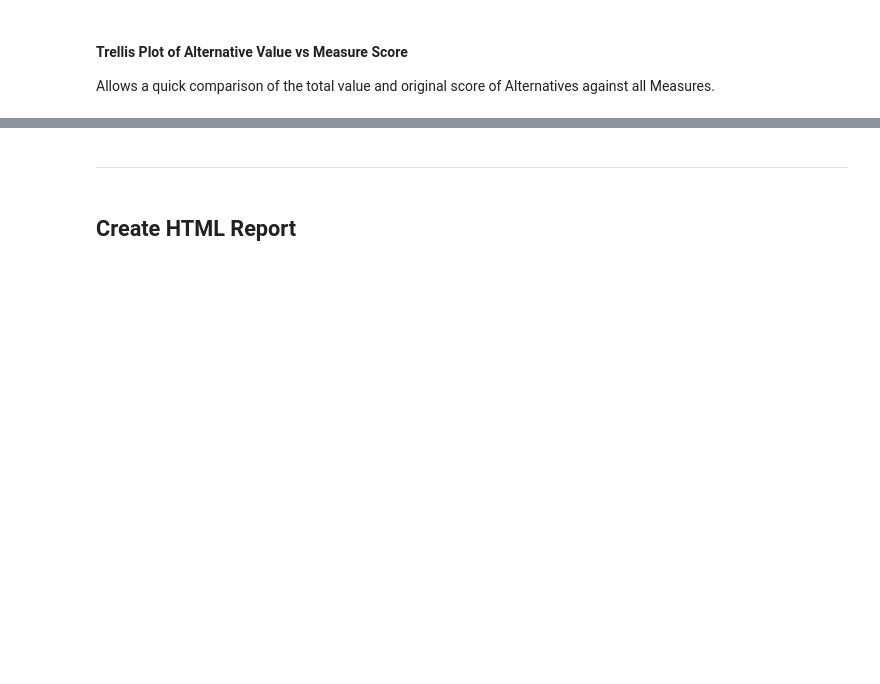
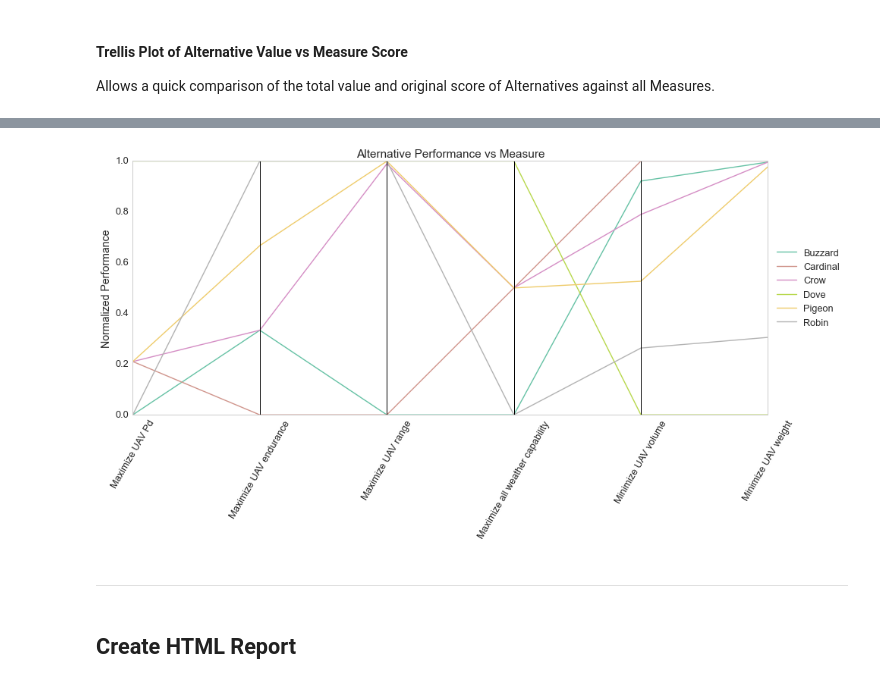
Before and after one commit to gm4/alt-swing, a Jupyter notebook: alt-swing/alt-swing.ipynb, the cells around one changed output, grey strips where cells are left out. Saved outputs shown, nothing was run; the diff lists cells and outputs as text; code cells hidden in the pictures; blank space fills up the shorter version.

```diff
--- a/alt-swing/alt-swing.ipynb
+++ b/alt-swing/alt-swing.ipynb
@@ -354,0 +458,2 @@ grid.savefig('./html_report/images/measure-trellis.png', bbox_inches='tight')
+# %%
+fooDF = heat_rect.copy()
@@ -354,0 +462,6 @@ grid.savefig('./html_report/images/measure-trellis.png', bbox_inches='tight')
+# %%
+# normalize the measure values for the parallel coordinates plot
+for col in fooDF.columns:
+    fooDF[col] = (fooDF[col] - np.min(fooDF[col])) / (np.max(fooDF[col]) - np.min(fooDF[col]))
+
+fooDF
@@ -355,3 +477,18 @@ grid.savefig('./html_report/images/measure-trellis.png', bbox_inches='tight')
+# %%
+fooDF = fooDF.reset_index(level=0,drop = False) # reset the index, but keep 'Alternative' as a column
+# %%
+fooDF.index.name = None
+# %%
+plt.figure(figsize = (15,6))
+pd.tools.plotting.parallel_coordinates(fooDF, 'Alternative', colormap = 'Set2')
+plt.xticks(rotation=60)
+plt.ylabel("Normalized Performance")
+plt.title('Alternative Performance vs Measure')
+plt.legend(loc='center left', bbox_to_anchor=(1, 0.5))
+plt.savefig('./html_report/images/parallel-coordinates.png', bbox_inches='tight')
+plt.savefig('./html_report/images/parallel-coordinates.pdf', bbox_inches='tight')
+# %% [output]
+[figure, added]
 # %% [markdown]
 -----------------
 # %% [markdown]
```
Also changed, not shown: parts of 27 cells of this notebook, 13 other files.
